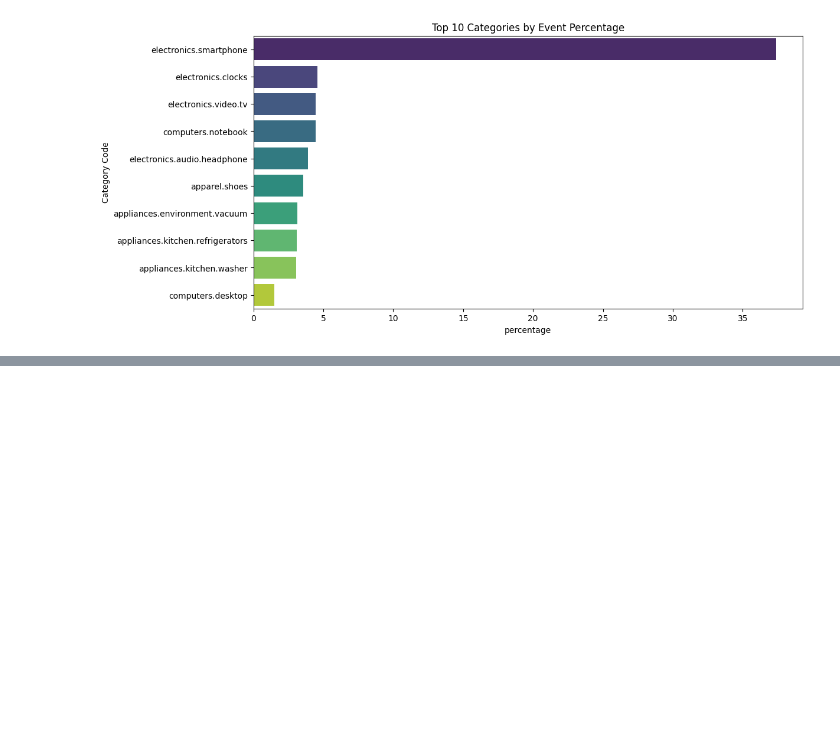
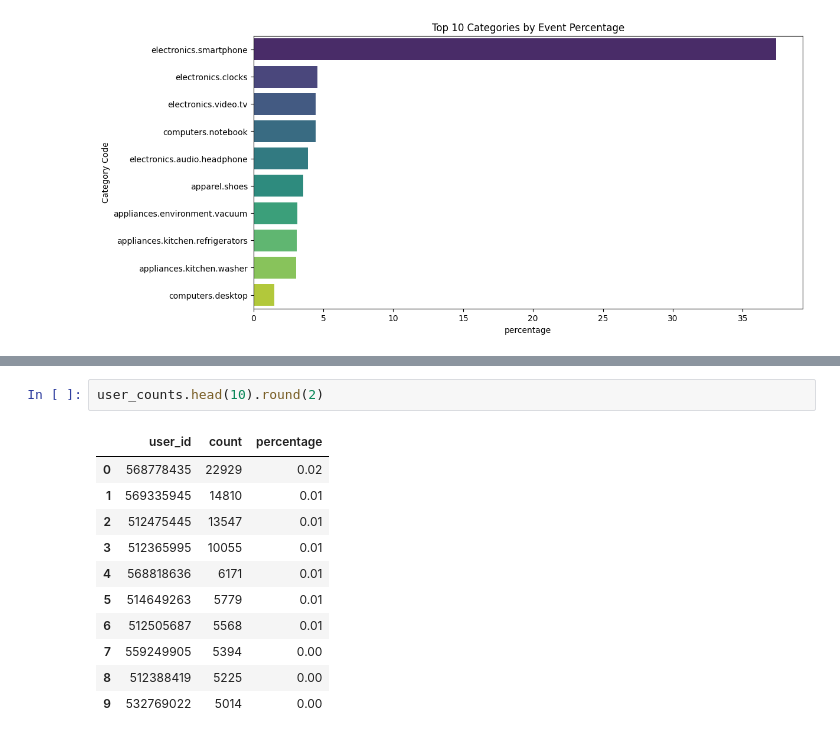
Before and after one commit to Jluisfeltrer/ecmn_cloud, a Jupyter notebook: cuadernos/C1.ipynb, the cells around one changed output, grey strips where cells are left out. Saved outputs shown, nothing was run; the diff lists cells and outputs as text; blank space fills up the shorter version.

```diff
--- a/cuadernos/C1.ipynb
+++ b/cuadernos/C1.ipynb
@@ -213,0 +215,14 @@ top_users_event_counts.columns = ['event_type', 'percentage']
+# %%
+user_counts.head(10).round(2)
+# %% [output]
+|  | user_id | count | percentage |
+| 0 | 568778435 | 22929 | 0.02 |
+| 1 | 569335945 | 14810 | 0.01 |
+| 2 | 512475445 | 13547 | 0.01 |
+| 3 | 512365995 | 10055 | 0.01 |
+| 4 | 568818636 | 6171 | 0.01 |
+| 5 | 514649263 | 5779 | 0.01 |
+| 6 | 512505687 | 5568 | 0.01 |
+| 7 | 559249905 | 5394 | 0.00 |
+| 8 | 512388419 | 5225 | 0.00 |
+| 9 | 532769022 | 5014 | 0.00 |
```
Also changed, not shown: parts of 6 cells of this notebook.
